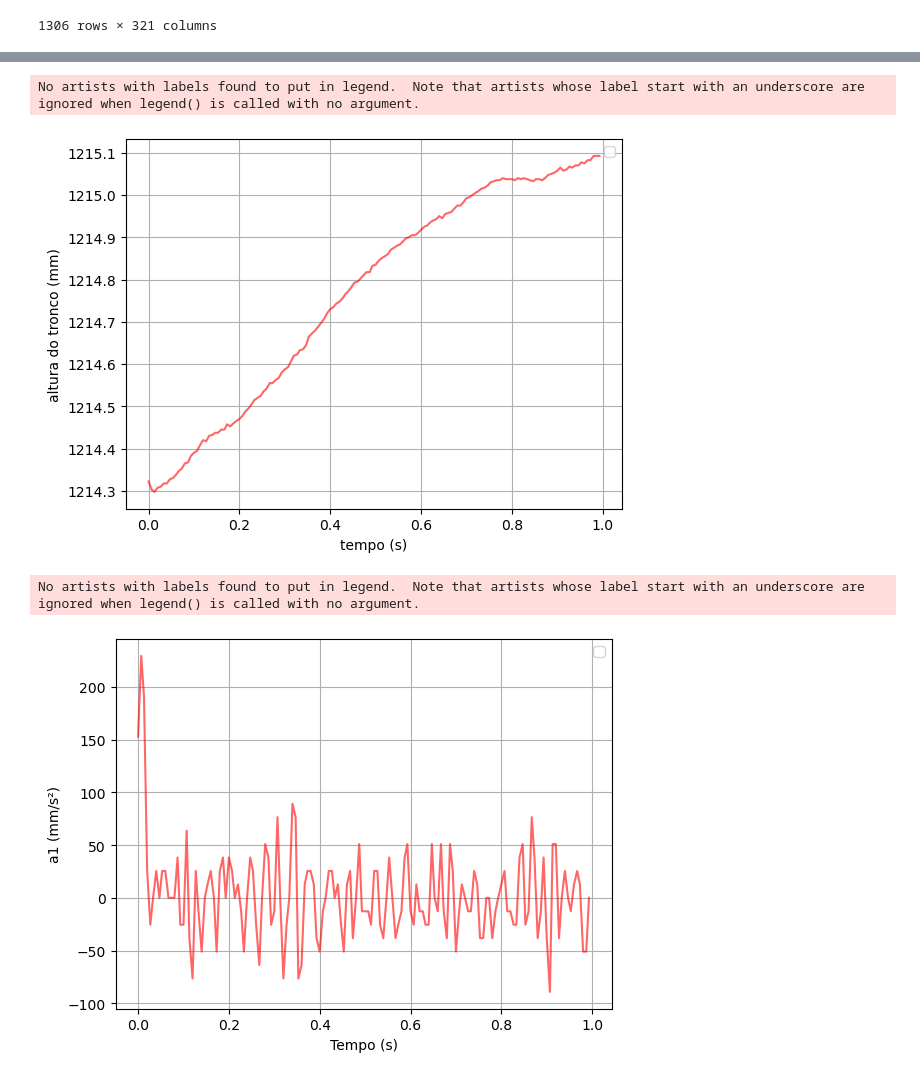
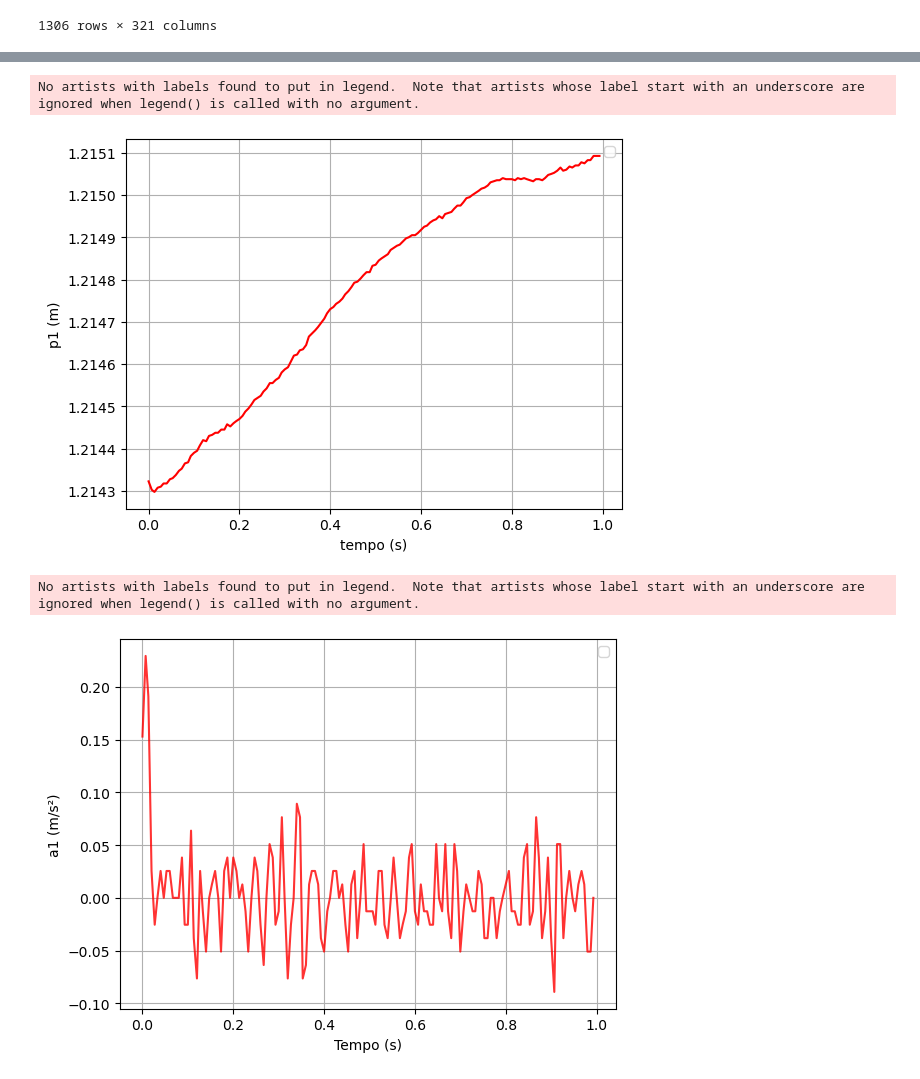
Before and after one commit to tiagosnog/Projeto-de-pesquisa-EBM, a Jupyter notebook: 2.Código/2.2Analysis test_RBDS/analysisTest_RBDS.ipynb, the cells around one changed output, grey strips where cells are left out. Drawn from its saved outputs; the diff is of its cells as text; code cells hidden in the pictures.

```diff
--- a/2.Código/2.2Analysis test_RBDS/analysisTest_RBDS.ipynb
+++ b/2.Código/2.2Analysis test_RBDS/analysisTest_RBDS.ipynb
@@ -112,23 +91,24 @@ dt = data_static['Time'].values[1]
 trunk_mm = (data_static[['R.ASISX', 'R.ASISY', 'R.ASISZ']].values + data_static[['L.ASISX', 'L.ASISY', 'L.ASISZ']].values +
             data_static[['R.PSISX', 'R.PSISY', 'R.PSISZ']].values + data_static[['L.PSISX', 'L.PSISY', 'L.PSISZ']].values)/4
 time = data_static['Time'].values
-plt.plot(data_static['Time'], trunk_mm[:,2],color="r",alpha=0.6)
+plt.plot(data_static['Time'], trunk_mm[:,2]/1000,color="r")
 plt.xlabel('tempo (s)')
-plt.ylabel('altura do tronco (mm)')
+plt.ylabel('p1 (m)')
 plt.legend()
 plt.grid(True)
 # %% [output]
 No artists with labels found to put in legend.  Note that artists whose label start with an underscore are ignored when legend() is called with no argument.
-[figure, old version]
+[figure, new version]
 # %%
-p1 = trunk_mm[:,2]
+p1 = trunk_mm[:,2]/1000
 v1 = np.gradient(p1, dt)
 a1 = np.gradient(v1, dt)
-plt.plot(time, a1,color="r",alpha=0.6)
+
+plt.plot(time, a1,color="r",alpha=0.8)
 plt.xlabel('Tempo (s)')
-plt.ylabel('a1 (mm/s²)')
+plt.ylabel('a1 (m/s²)')
 plt.legend()
 plt.grid(True)
 # %% [output]
 No artists with labels found to put in legend.  Note that artists whose label start with an underscore are ignored when legend() is called with no argument.
-[figure, old version]
+[figure, new version]
```
Also changed, not shown: parts of 24 cells of this notebook, 3 other files.
